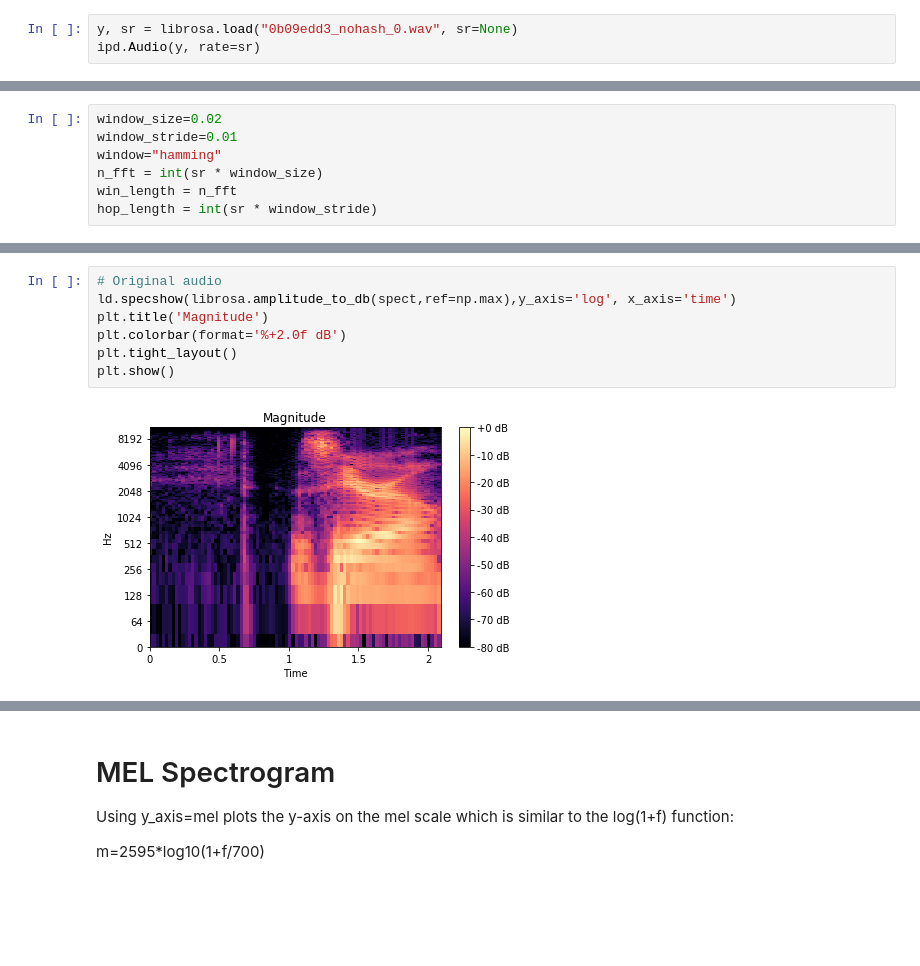
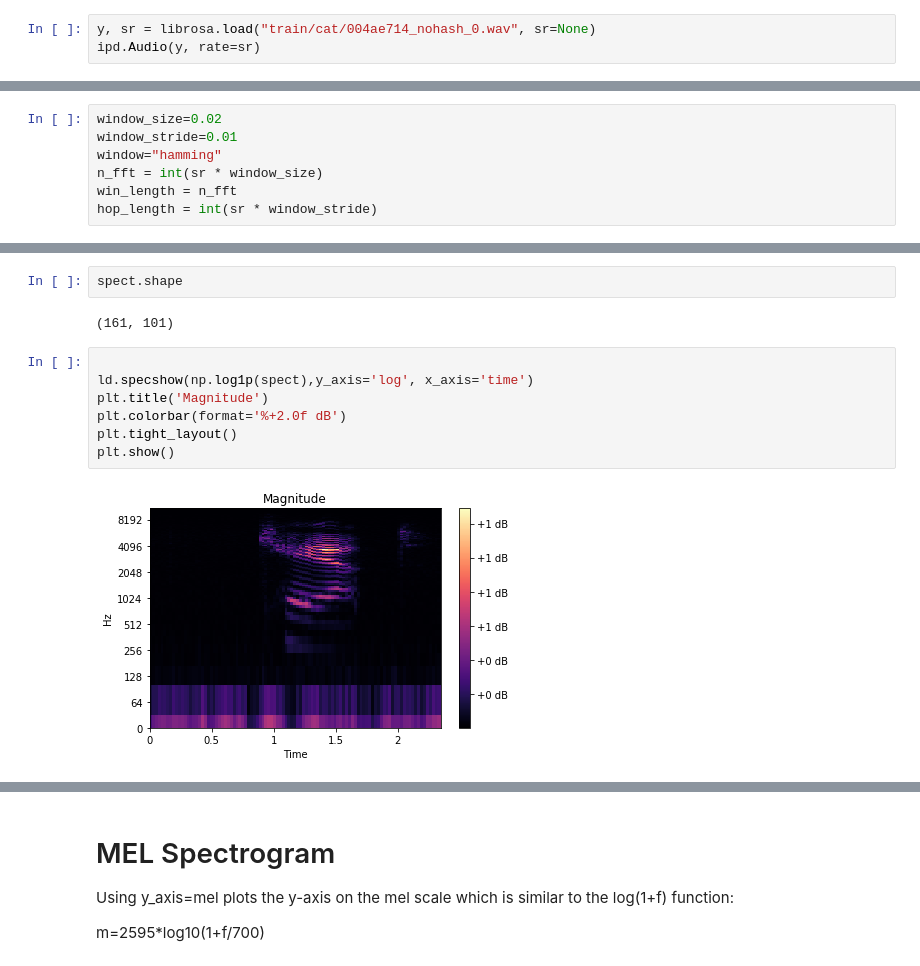
Before and after one commit to anshu3769/Audio-Classification-using-Deep-Learning-Networks, a Jupyter notebook: AudioFileExploration.ipynb, the cells around one changed output, grey strips where cells are left out. Saved outputs shown, nothing was run; the diff lists cells and outputs as text; blank space fills up the shorter version.

```diff
--- a/AudioFileExploration.ipynb
+++ b/AudioFileExploration.ipynb
@@ -7,7 +7,7 @@ import numpy, scipy, matplotlib.pyplot as plt, IPython.display as ipd
 import librosa, librosa.display
 import torch
 # %%
-y, sr = librosa.load("0b09edd3_nohash_0.wav", sr=None)
+y, sr = librosa.load("train/cat/004ae714_nohash_0.wav", sr=None)
 ipd.Audio(y, rate=sr)
 # %% [output]
 [interactive output not drawn]
@@ -100,9 +62,13 @@ plt.show()
+# %%
+spect.shape
+# %% [output]
+(161, 101)
 # %%
-# Original audio
-ld.specshow(librosa.amplitude_to_db(spect,ref=np.max),y_axis='log', x_axis='time')
+
+ld.specshow(np.log1p(spect),y_axis='log', x_axis='time')
 plt.title('Magnitude')
 plt.colorbar(format='%+2.0f dB')
 plt.tight_layout()
 plt.show()
 # %% [output]
-[figure, old version]
+[figure, new version]
```
Also changed, not shown: parts of 26 cells of this notebook.
